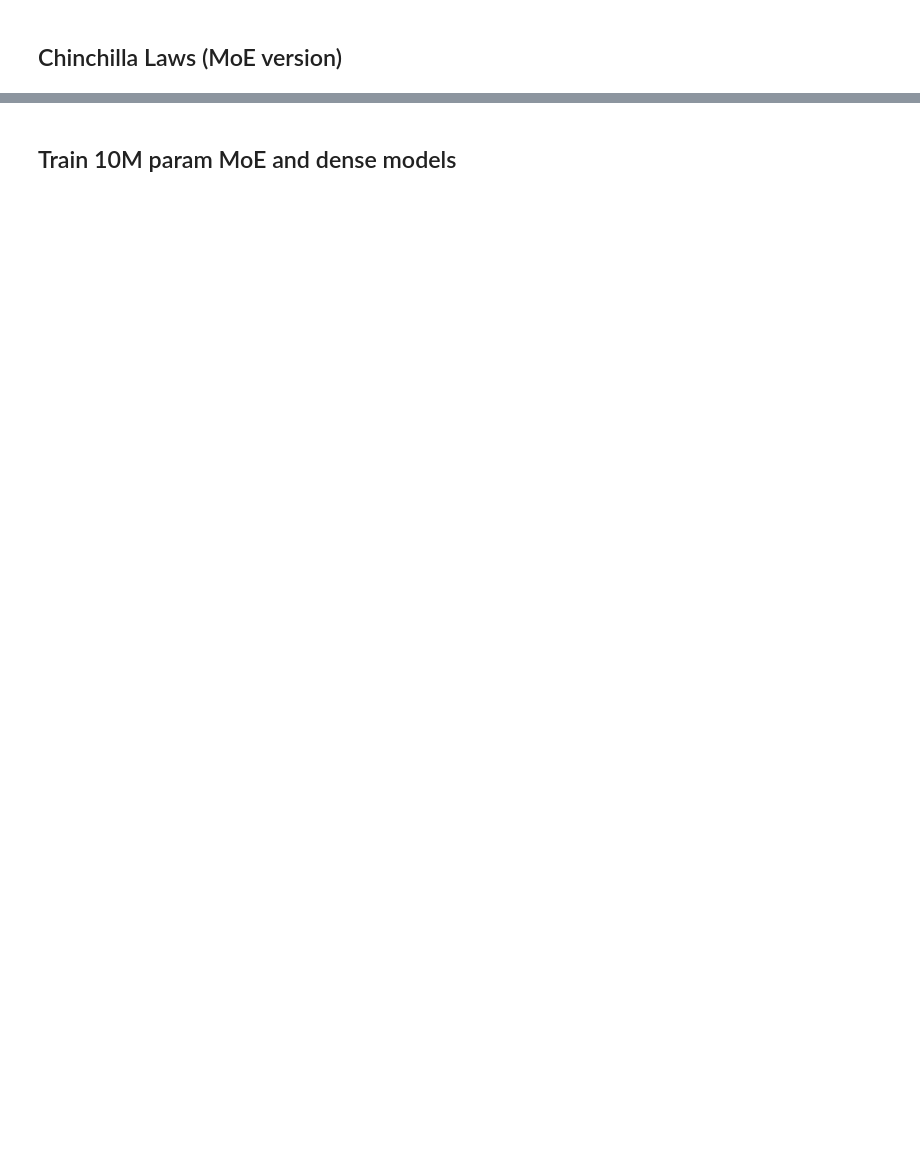
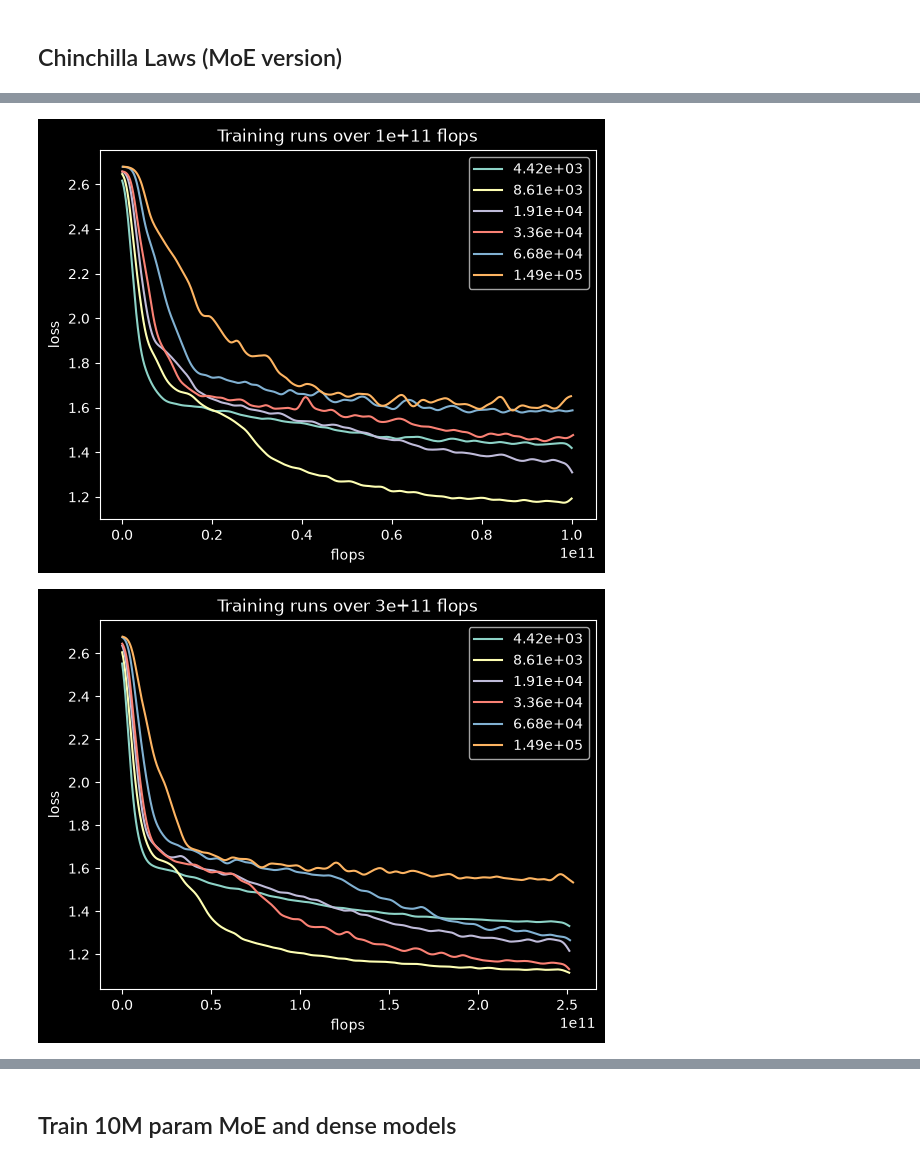
Before and after one commit to RahulBirCodes/blackboard, a Jupyter notebook: chinchilla-exercise/chinchilla_exercise.ipynb, the cells around one changed output, grey strips where cells are left out. Drawn from its saved outputs; the diff is of its cells as text; code cells hidden in the pictures; blank space fills up the shorter version.

```diff
--- a/chinchilla-exercise/chinchilla_exercise.ipynb
+++ b/chinchilla-exercise/chinchilla_exercise.ipynb
@@ -290,7 +290,7 @@ class MLP(nnx.Module):
       # return sizes and router probs: [E, ], [E]
       total = B * T
       f = sizes / total
-      p = jnp.sum(router_logits, axis=[0, 1]) / total
+      p = jnp.sum(router_weights, axis=[0, 1]) / total
       return x + out, p, f
     else:
       glu = jnp.einsum('btd,df->btf', t, self.glu_proj)
@@ -317,7 +317,7 @@ class Transformer(nnx.Module):
   def __init__(self, config, *, rngs):
     hidden_size = config.hidden_size
     vocab_size = config.vocab_size
-    self.is_moe = self.config.moe_config is not None
+    self.is_moe = config.moe_config is not None
     self.embed = nnx.Param(0.02 * jax.random.normal(rngs.params(), (vocab_size, hidden_size)))
     self.layers = [TransformerLayer(config, rngs=rngs) for _ in range(config.layers)]
 
@@ -891,13 +914,14 @@ for f in FLOP_HORIZONS:
     print(f'{f:1.2e}')
 
 
-def build_grid_training_configs(model_configs, flop_horizons, chunk_size, bs):
+def build_grid_training_configs(model_configs, flop_horizons, chunk_size, bs, load_bal_alpha=0.0):
     return [
         build_training_configs(
             model_configs,
             chunk_size,
             bs,
             horizon,
+            load_bal_alpha,
             1000
         )
         for horizon in flop_horizons
@@ -921,14 +945,27 @@ def train_grid(
         *,
         folder='grid'
 ):
-    return [
-        train_models(
+    is_moe = bool(model_configs[0].moe_config)
+    loss_grid = []
+    ce_loss_grid = []
+    aux_loss_grid = []
+    for i in range(len(training_configs)):
+        l = train_models(
             model_configs,
             training_configs[i],
             folder=folder
         )
-        for i in range(len(training_configs))
-    ]
+        if is_moe:
+            losses, ce_losses, aux_losses = l
+            loss_grid.append(losses)
+            ce_loss_grid.append(ce_losses)
+            aux_loss_grid.append(aux_losses)
+        else:
+            loss_grid.append(l)
+
+    if is_moe:
+        return loss_grid, ce_loss_grid, aux_loss_grid
+    return loss_grid
 # %% [output]
 1.00e+11
 2.51e+11
@@ -1464,0 +1548,8 @@ print(f'D_opt power: {moe_d_opt_power}')
+# %%
+for i in range(len(MOE_TRAINING_CONFIGS)):
+    ts = MOE_TRAINING_CONFIGS[i]
+    losses = smoothed_valid_moe_loss_grid[i]
+    plot_losses(MOE_MODEL_CONFIGS, ts, losses)
+# %% [output]
+[figure, added]
+[figure, added]
```
Also changed, not shown: parts of 26 cells of this notebook.
